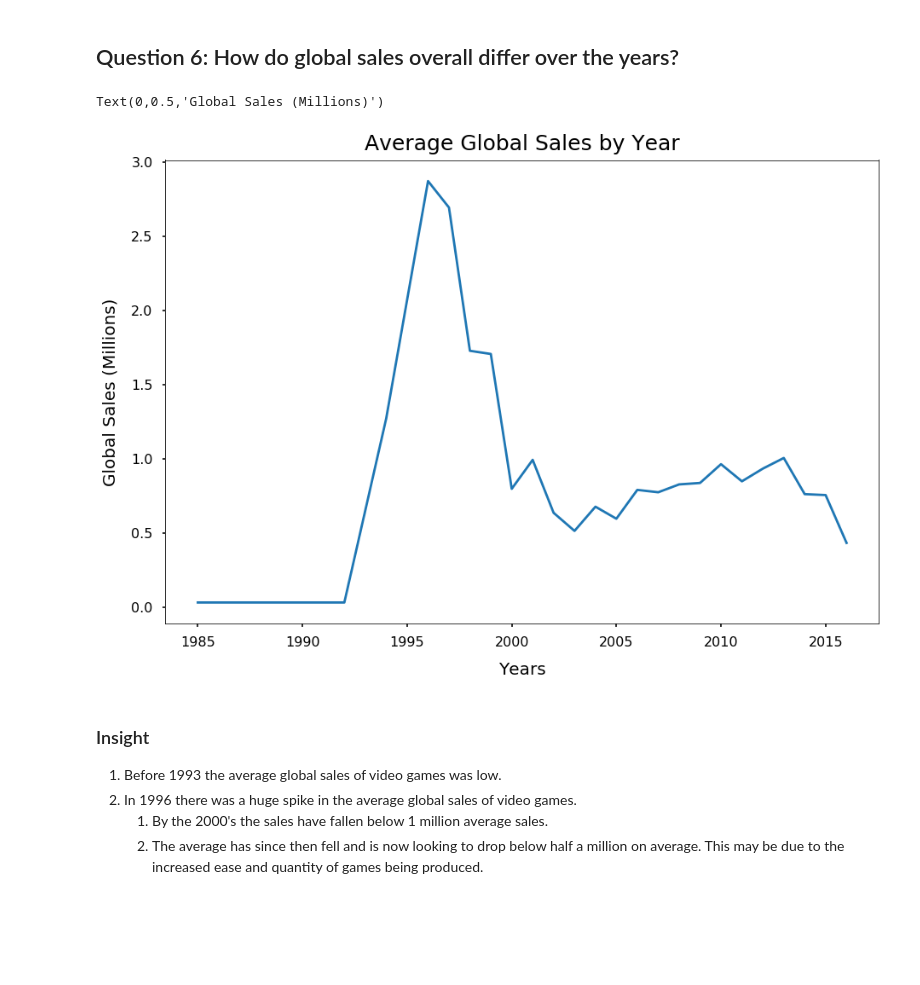
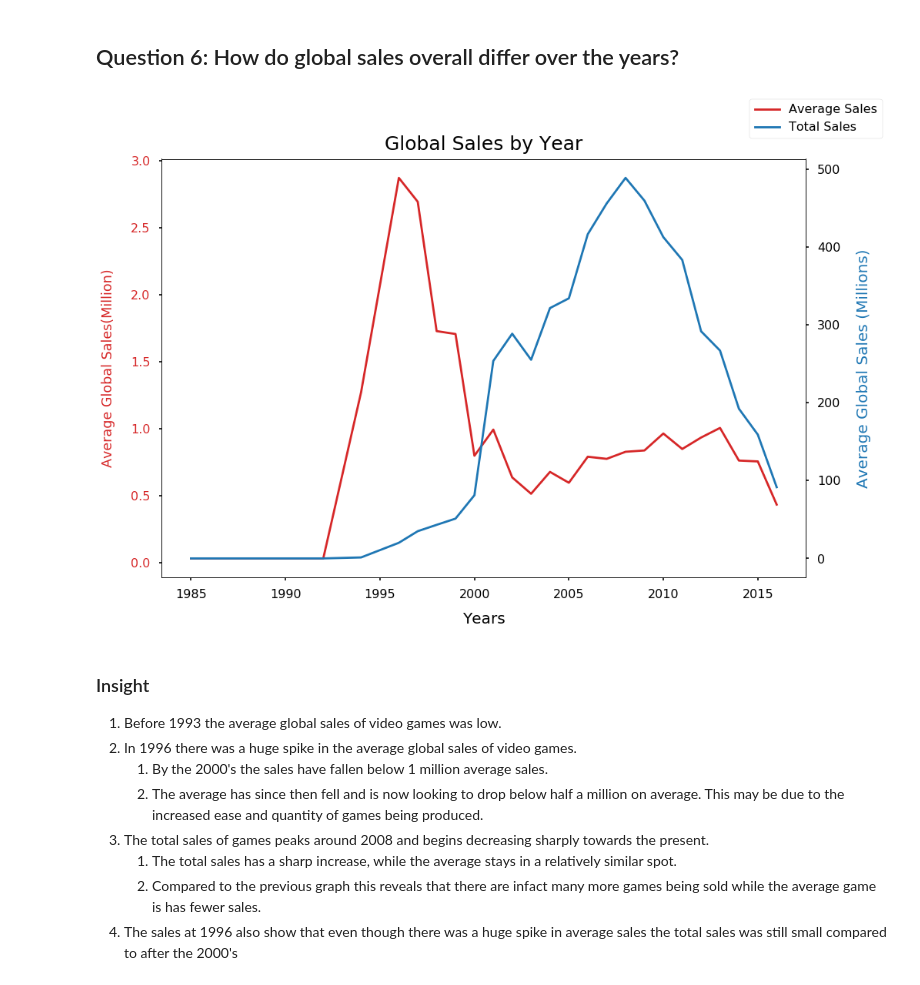
Before and after one commit to DarrellShih/Video-Game-Sales, a Jupyter notebook: VGSAles.ipynb, the cells around one changed output. Cells and saved outputs as stored; diff of their text form; code cells hidden in the pictures; blank space fills up the shorter version.

```diff
--- a/VGSAles.ipynb
+++ b/VGSAles.ipynb
@@ -289,18 +295,32 @@ plt.ylabel("Critic Score", fontsize=20, labelpad=15);
 ## Question 6: How do global sales overall differ over the years?
 # %%
 fig, ax=plt.subplots(figsize=[15,10])
-years =pd.pivot_table(df_sales,index=['Year_of_Release'], aggfunc='mean')
-years.reset_index(level=[0], inplace=True)
-plt.plot('Year_of_Release', 'Global_Sales', data=years )
-plt.title("Average Global Sales by Year", fontsize=25, y=1.01)
-plt.xlabel("Years", fontsize=20, labelpad=15)
-plt.ylabel("Global Sales (Millions)", fontsize=20, labelpad=15)
+df_avg_years =pd.pivot_table(df_sales,index=['Year_of_Release'], aggfunc='mean')
+df_avg_years.reset_index(level=[0], inplace=True)
+ax.plot('Year_of_Release', 'Global_Sales', data=df_avg_years, color='tab:red')
+ax.set_ylabel('Average Global Sales(Million)', color='tab:red', labelpad=20)
+ax.tick_params(axis='y', labelcolor='tab:red')
+
+ax2 = ax.twinx()
+
+df_tot_years =pd.pivot_table(df_sales,index=['Year_of_Release'], aggfunc='sum')
+df_tot_years.reset_index(level=[0], inplace=True)
+ax2.plot('Year_of_Release', 'Global_Sales', data=df_tot_years, color='tab:blue' )
+ax2.set_ylabel('Total Global Sales(Million)')
+
+plt.title("Global Sales by Year", fontsize=25, y=1.01)
+ax.set_xlabel("Years", fontsize=20, labelpad=15)
+ax2.set_ylabel("Average Global Sales (Millions)", fontsize=20, labelpad=20, color='tab:blue')
+ax.figure.legend(['Average Sales', 'Total Sales']);
 # %% [output]
-Text(0,0.5,'Global Sales (Millions)')
-[figure, old version]
+[figure, new version]
 # %% [markdown]
 ### Insight
 1. Before 1993 the average global sales of video games was low.
 1. In 1996 there was a huge spike in the average global sales of video games.
     1. By the 2000's the sales have fallen below 1 million average sales.
     1. The average has since then fell and is now looking to drop below half a million on average. This may be due to the increased ease and quantity of games being produced.
+1. The total sales of games peaks around 2008 and begins decreasing sharply towards the present.
+    1. The total sales has a sharp increase, while the average stays in a relatively similar spot.
+    1. Compared to the previous graph this reveals that there are infact many more games being sold while the average game is has fewer sales.
+1. The sales at 1996 also show that even though there was a huge spike in average sales the total sales was still small compared to after the 2000's
```
Also changed, not shown: parts of 17 cells of this notebook.
